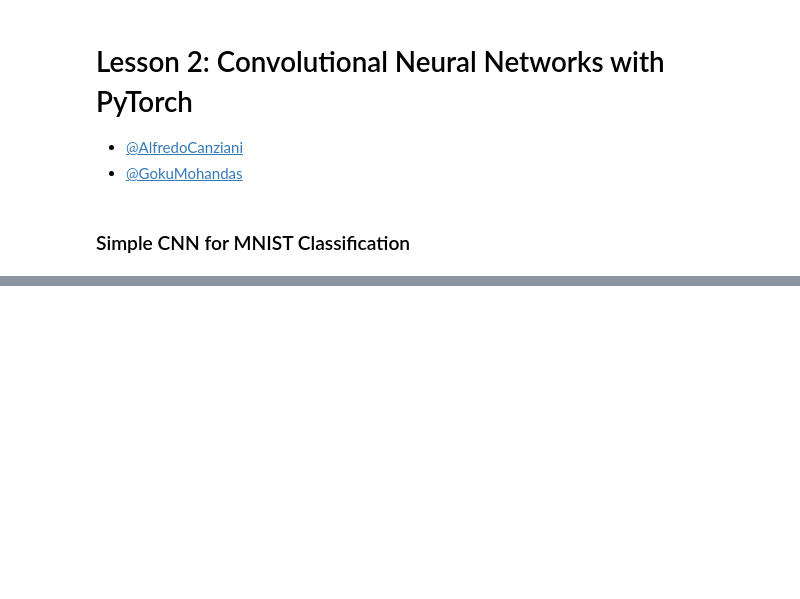
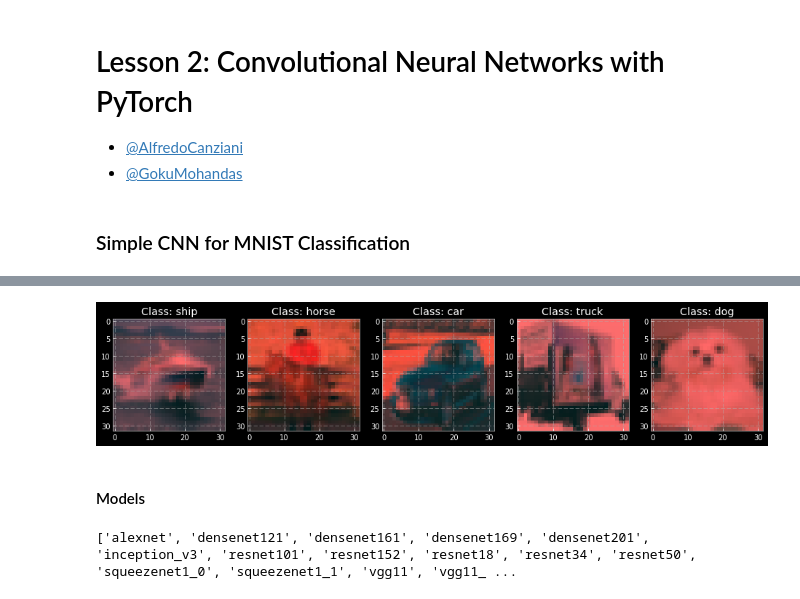
Before and after one commit to GokuMohandas/oreilly-pytorch, a Jupyter notebook: code/lesson2/lesson2.ipynb, the cells around one changed output, grey strips where cells are left out. Cells and saved outputs as stored; diff of their text form; code cells hidden in the pictures; blank space fills up the shorter version.

```diff
--- a/code/lesson2/lesson2.ipynb
+++ b/code/lesson2/lesson2.ipynb
@@ -290,0 +333,28 @@ CNN (
+# %%
+# Classes
+classes = ('plane', 'car', 'bird', 'cat',
+           'deer', 'dog', 'frog', 'horse',
+           'ship', 'truck')
+# %%
+# Visualize some samples
+from scipy.misc import toimage
+for batch in test_loader:
+    samples = batch[0][:5]
+    y_true = batch[1]
+    plt.subplot(1, 5, 1)
+    for i, sample in enumerate(samples):
+        plt.subplot(1, 5, i+1)
+        plt.title('Class: %s'% classes[y_true[i]])
+        plt.imshow(toimage(sample.numpy()))
+    break
+# %% [output]
+[figure, added]
+# %% [markdown]
+#### Models
+# %%
+model_names = sorted(name for name in models.__dict__
+    if name.islower() and not name.startswith("__")
+    and callable(models.__dict__[name]))
+print (model_names)
+# %% [output]
+['alexnet', 'densenet121', 'densenet161', 'densenet169', 'densenet201', 'inception_v3', 'resnet101', 'resnet152', 'resnet18', 'resnet34', 'resnet50', 'squeezenet1_0', 'squeezenet1_1', 'vgg11', 'vgg11_ ...
```
Also changed, not shown: parts of 16 cells of this notebook.
